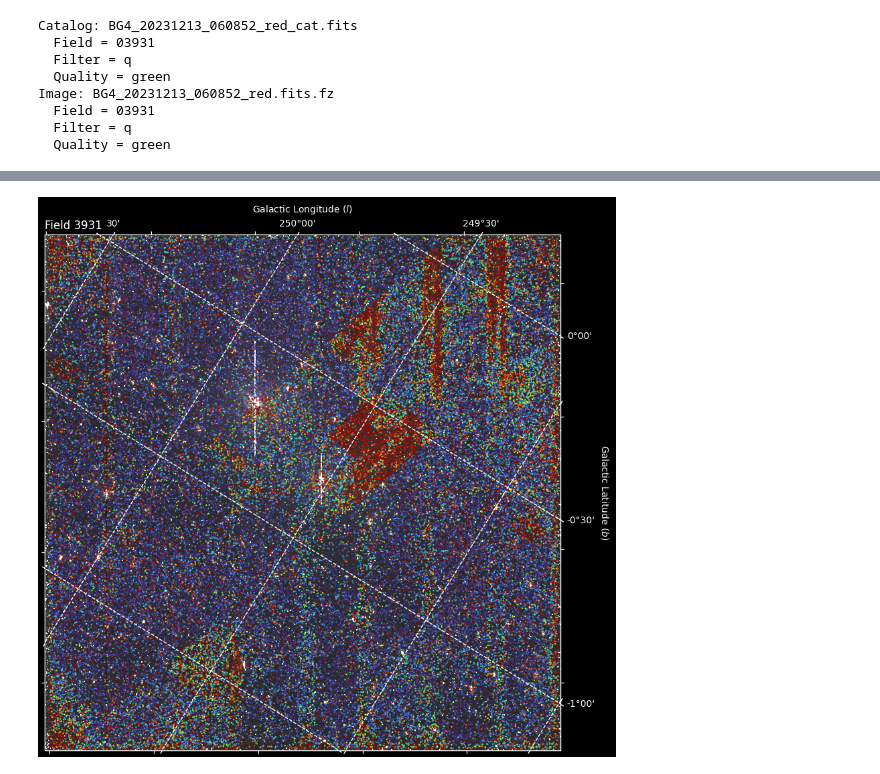
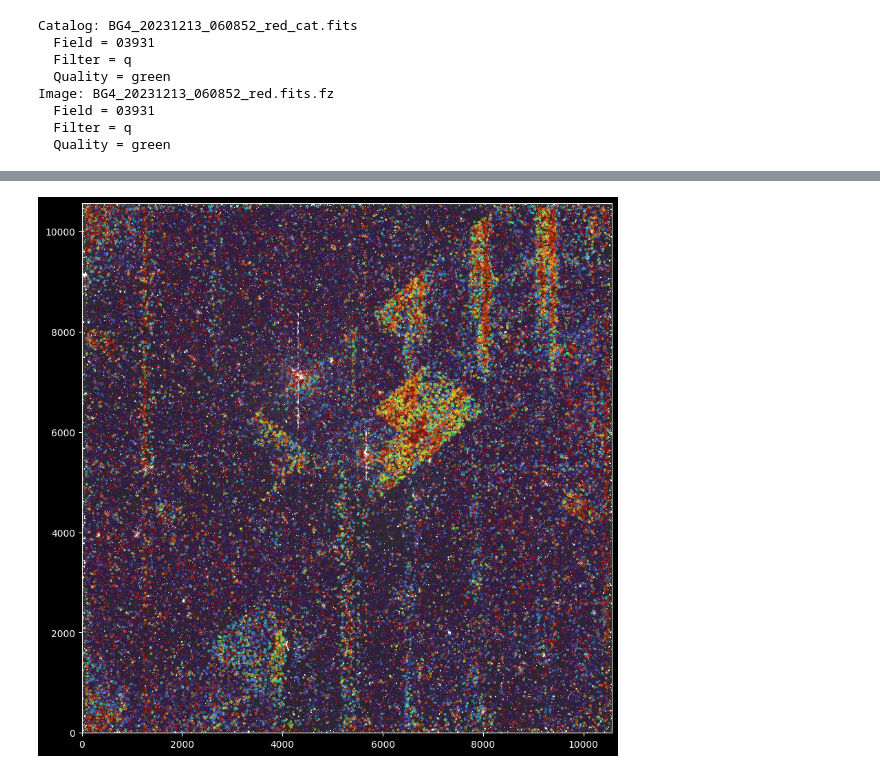
Before and after one commit to AlekzanderKosakowski/tensorflow, a Jupyter notebook: RNN_3931.ipynb, the cells around one changed output, grey strips where cells are left out. Drawn from its saved outputs; the diff is of its cells as text; code cells hidden in the pictures.

```diff
--- a/RNN_3931.ipynb
+++ b/RNN_3931.ipynb
@@ -78,7 +78,7 @@ def format_lc(data, times, magnitude="mag_opt"):
 
 #
 # %%
-def plot_ccd(predictions_df, image_file, scale, galactic=False, ):
+def plot_ccd(predictions_df, image_file, scale, galactic=False,):
     '''
     Overplot colored regions on one CCD image for the field.
     Colorbar based on the provided label
@@ -115,7 +115,7 @@ def plot_ccd(predictions_df, image_file, scale, galactic=False, ):
         lat_lon = wcs.pixel_to_world(predictions_df["X_POS"].values-1, predictions_df["Y_POS"].values-1) # Galactic latitude and longitude
 
         ax.imshow(image_data, vmin=lower, vmax=upper, cmap="binary_r", origin="lower")
-        ax.scatter(lat_lon.ra, lat_lon.dec, c=predictions_df["label"], cmap="turbo", fc='None', marker='.', linewidths=0.5, s=5, edgecolors=plt.cm.turbo(predictions_df["label"]), transform=ax.get_transform('fk5'))
+        ax.scatter(lat_lon.ra, lat_lon.dec, c=predictions_df["label"], cmap="turbo", fc='None', marker='.', linewidths=0.5, s=15, edgecolors=plt.cm.turbo(predictions_df["label"]), transform=ax.get_transform('fk5'))
 
         # ax.coords.grid(True, color='white', ls='solid')
         ax.coords[0].set_axislabel('Galactic Longitude')
@@ -132,8 +132,9 @@ def plot_ccd(predictions_df, image_file, scale, galactic=False, ):
         ax.scatter(predictions_df["X_POS"]-1, predictions_df["Y_POS"]-1, c=predictions_df["label"], cmap="turbo", marker='.', linewidths=0.5, s=15, fc='None', edgecolors=plt.cm.turbo(predictions_df["label"]))
 
 
-    ax.set_title("Field 3931", loc="left")
-    # plt.savefig("RNN_3931.png", dpi=100)
+    # ax.set_title("Field 3931", loc="left")
+    # plt.suptitle("Field 3931 Aperture=OPT")
+    # plt.savefig("RNN_3931_opt.png", dpi=100)
     plt.show()
 
 #
@@ -283,7 +284,7 @@ df_good = label_df0[label_df0["label"]==0]
 df_bad = label_df0[label_df0["label"]==1]
 
 # Recombine the good and bad into a single dataframe, but down-sample the "good" to match the "bad" for a 50%/50% split on good/bad.
-label_df = pd.concat([df_good.sample(len(df_bad), ignore_index=True), df_bad], ignore_index=True).sample(frac=1.0, ignore_index=True)
+label_df = pd.concat([df_good, df_bad], ignore_index=True).sample(frac=1.0, ignore_index=True)
 
 print(label_df)
 print()
@@ -447,15 +448,15 @@ model.add(layers.Dense(1, activation="sigmoid", name="Output"))
 
 
 # Compile and train the model.
-model.compile(optimizer=tf.keras.optimizers.legacy.Adam(),
+model.compile(optimizer=tf.keras.optimizers.legacy.Adam(learning_rate=0.0001),
               loss=tf.keras.losses.BinaryCrossentropy(), # https://www.tensorflow.org/api_docs/python/tf/keras/losses
-              metrics=[metrics.BinaryAccuracy(threshold=0.8),
-                       metrics.Recall(thresholds=0.8),
-                       metrics.Precision(thresholds=0.8)
+              metrics=[metrics.BinaryAccuracy(threshold=0.5),
+                       metrics.Recall(thresholds=0.5),
+                       metrics.Precision(thresholds=0.5)
                       ]
              )
 
-history = model.fit(xtrain, ytrain, epochs=130, validation_data=(xval, yval), verbose=2, shuffle=True)
+history = model.fit(xtrain, ytrain, epochs=80, validation_data=(xval, yval), verbose=2, shuffle=True)
 results = model.evaluate(xtest, ytest)
 
 #
@@ -614,5 +601,10 @@ predictions_df0 = pd.DataFrame({"SOURCE_ID":useful_ids, "label":predictions.resh
 # Merge the predicted labels DataFrame with the catalog DataFrame (from our red_cat.fits file) to obtain X_POS and Y_POS for each label
 predictions_df = predictions_df0.merge(catalog_df, on="SOURCE_ID")
 
+# Filter out nan labels.
+predictions_df = predictions_df[~predictions_df["label"].isnull()]
+
+assert predictions_df["label"].isnull().any() == False, "Prediction labels contain null values"
+
 #
 # %% [output]
@@ -648,8 +665,19 @@ plt.show()
 # %%
 # Plot the predictions on an image of the field.
 
-plot_ccd(predictions_df, image_file, 95, True)
+pdf = predictions_df.copy(deep=True)
+
+
+two_color_ccd = False # Creates the CCD plot using only label=0 and label=1 values, resulting in only two region colors.
+                    # Otherwise the plot will use the full label=[0,1] range with colorbar colors by label
+if two_color_ccd:
+    threshold = 0.5
+
+    pdf.loc[pdf["label"]>threshold, "label"] = 1
+    pdf.loc[pdf["label"]<=threshold, "label"] = 0
+
+plot_ccd(pdf, image_file, 95, False)
 
 #
 # %% [output]
-[figure, old version]
+[figure, new version]
```
Also changed, not shown: parts of 12 cells of this notebook.
